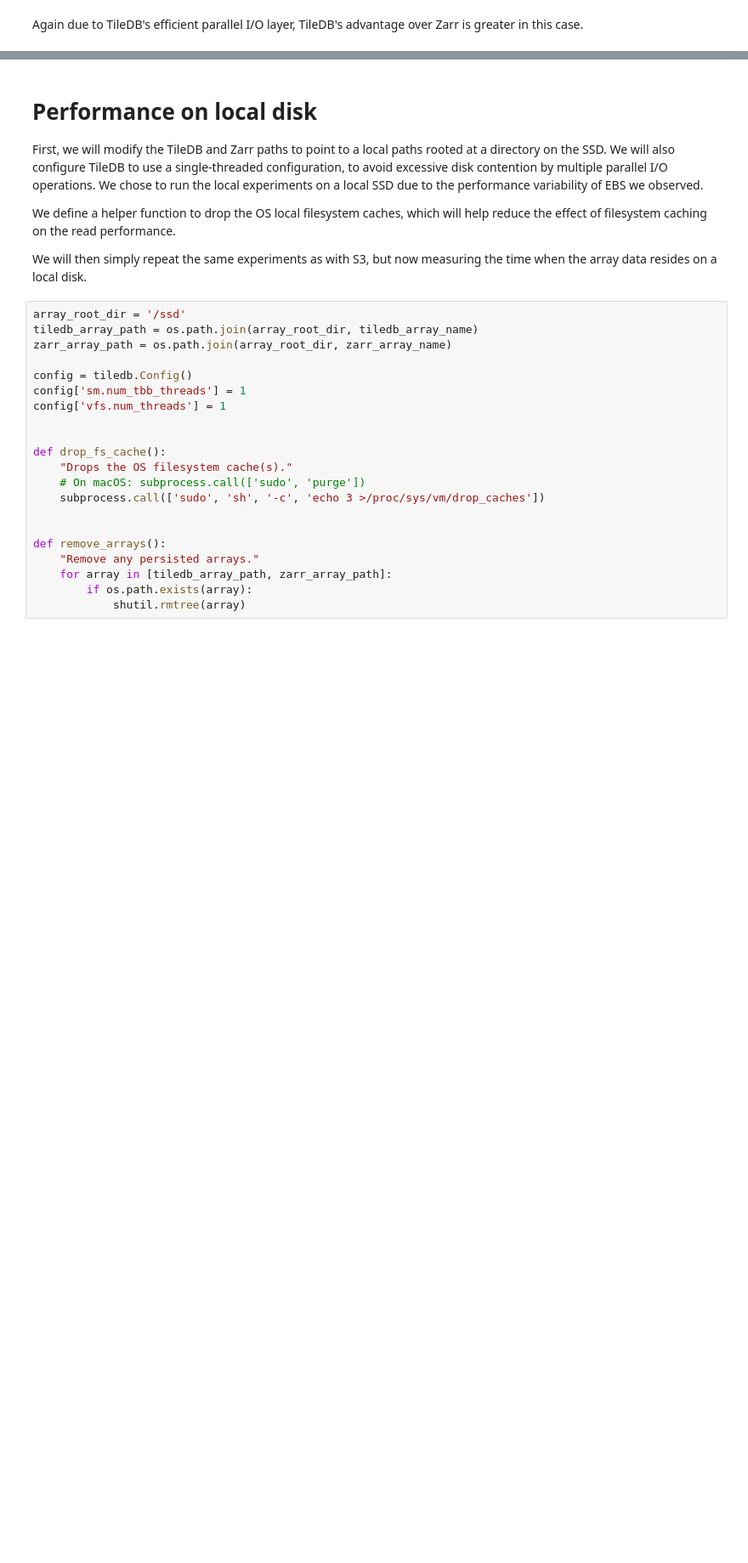
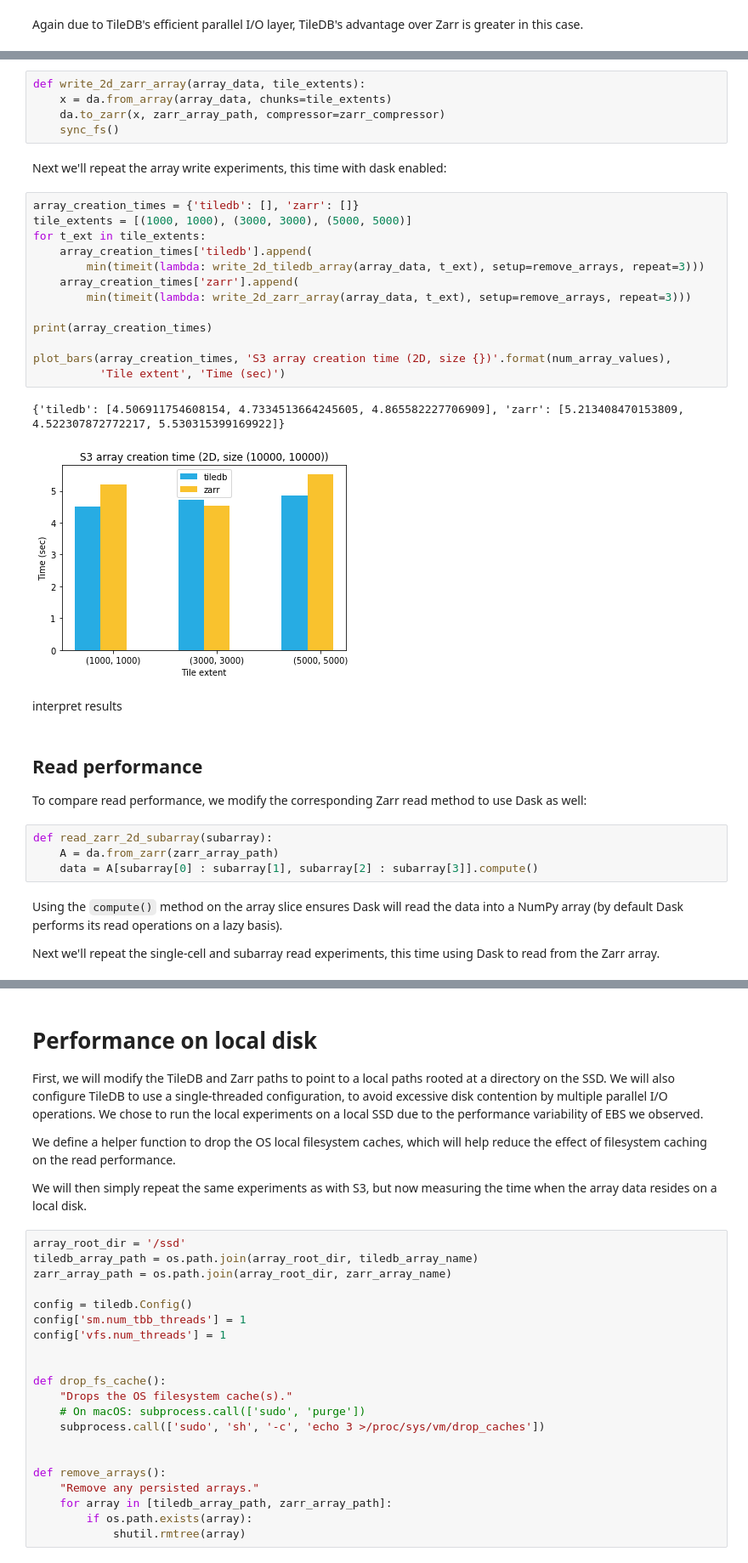
Before and after one commit to TileDB-Inc/archived-bcolz-zarr-benchmarks, a Jupyter notebook: bcolz-zarr/slicing-benchmarks.ipynb, the cells around one changed output, grey strips where cells are left out. Shown: that part at 85% size. Saved outputs shown, nothing was run; the diff lists cells and outputs as text; blank space fills up the shorter version.

Commit message:
Add Dask comparison to notebook
Closes #2.

```diff
--- a/bcolz-zarr/slicing-benchmarks.ipynb
+++ b/bcolz-zarr/slicing-benchmarks.ipynb
@@ -246,0 +264,37 @@ Again due to TileDB's efficient parallel I/O layer, TileDB's advantage over Zarr
+# %%
+def write_2d_zarr_array(array_data, tile_extents):
+    x = da.from_array(array_data, chunks=tile_extents)
+    da.to_zarr(x, zarr_array_path, compressor=zarr_compressor)
+    sync_fs()
+# %% [markdown]
+Next we'll repeat the array write experiments, this time with dask enabled:
+# %%
+array_creation_times = {'tiledb': [], 'zarr': []}
+tile_extents = [(1000, 1000), (3000, 3000), (5000, 5000)]
+for t_ext in tile_extents:
+    array_creation_times['tiledb'].append(
+        min(timeit(lambda: write_2d_tiledb_array(array_data, t_ext), setup=remove_arrays, repeat=3)))
+    array_creation_times['zarr'].append(
+        min(timeit(lambda: write_2d_zarr_array(array_data, t_ext), setup=remove_arrays, repeat=3)))
+
+print(array_creation_times)
+
+plot_bars(array_creation_times, 'S3 array creation time (2D, size {})'.format(num_array_values),
+          'Tile extent', 'Time (sec)')
+# %% [output]
+{'tiledb': [4.506911754608154, 4.7334513664245605, 4.865582227706909], 'zarr': [5.213408470153809, 4.522307872772217, 5.530315399169922]}
+[figure, added]
+# %% [markdown]
+interpret results
+# %% [markdown]
+## Read performance
+
+To compare read performance, we modify the corresponding Zarr read method to use Dask as well:
+# %%
+def read_zarr_2d_subarray(subarray):
+    A = da.from_zarr(zarr_array_path)
+    data = A[subarray[0] : subarray[1], subarray[2] : subarray[3]].compute()
+# %% [markdown]
+Using the `compute()` method on the array slice ensures Dask will read the data into a NumPy array (by default Dask performs its read operations on a lazy basis).
+
+Next we'll repeat the single-cell and subarray read experiments, this time using Dask to read from the Zarr array.
```
Also changed, not shown: parts of 14 cells of this notebook, 1 other file.
